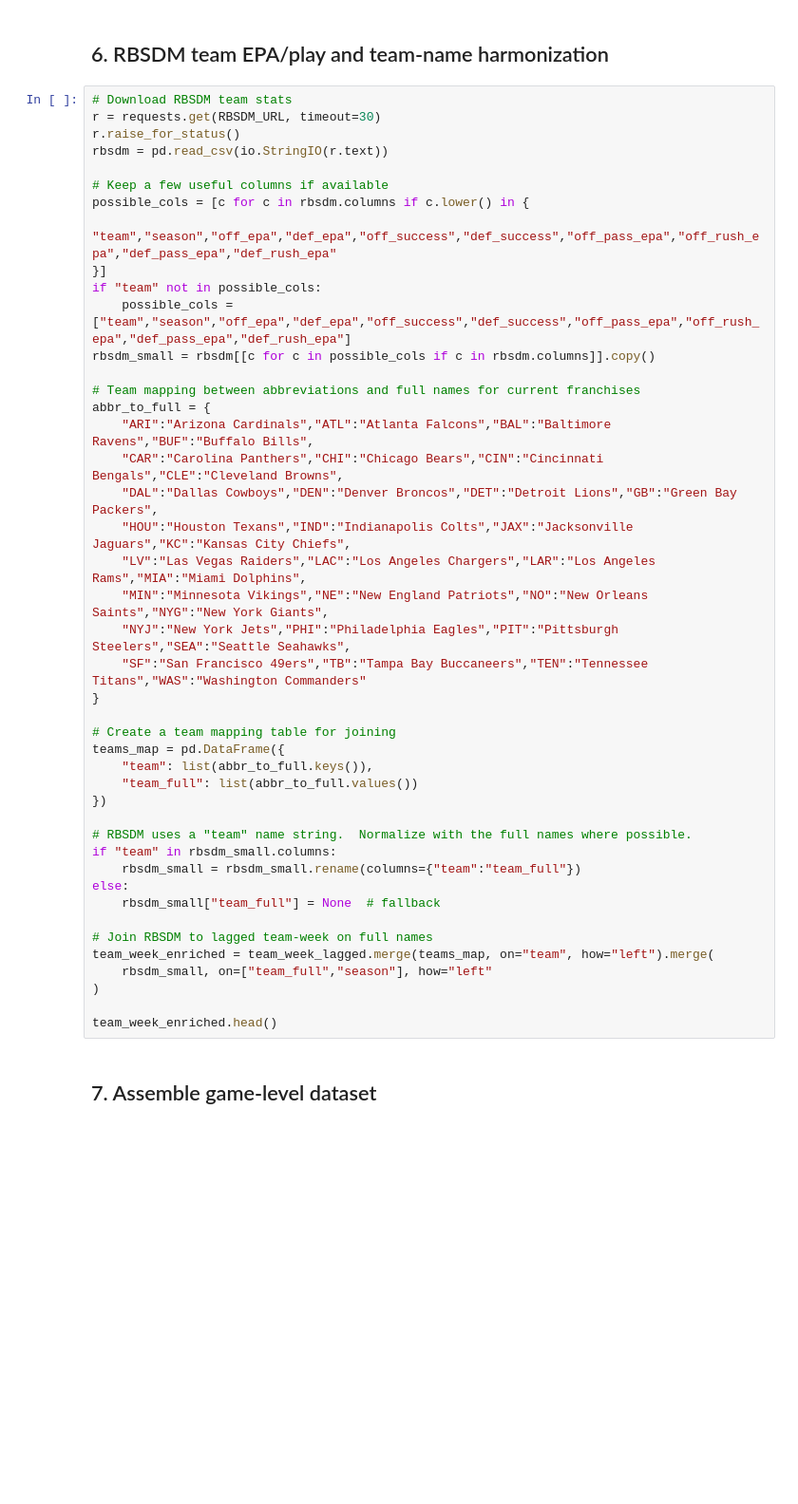
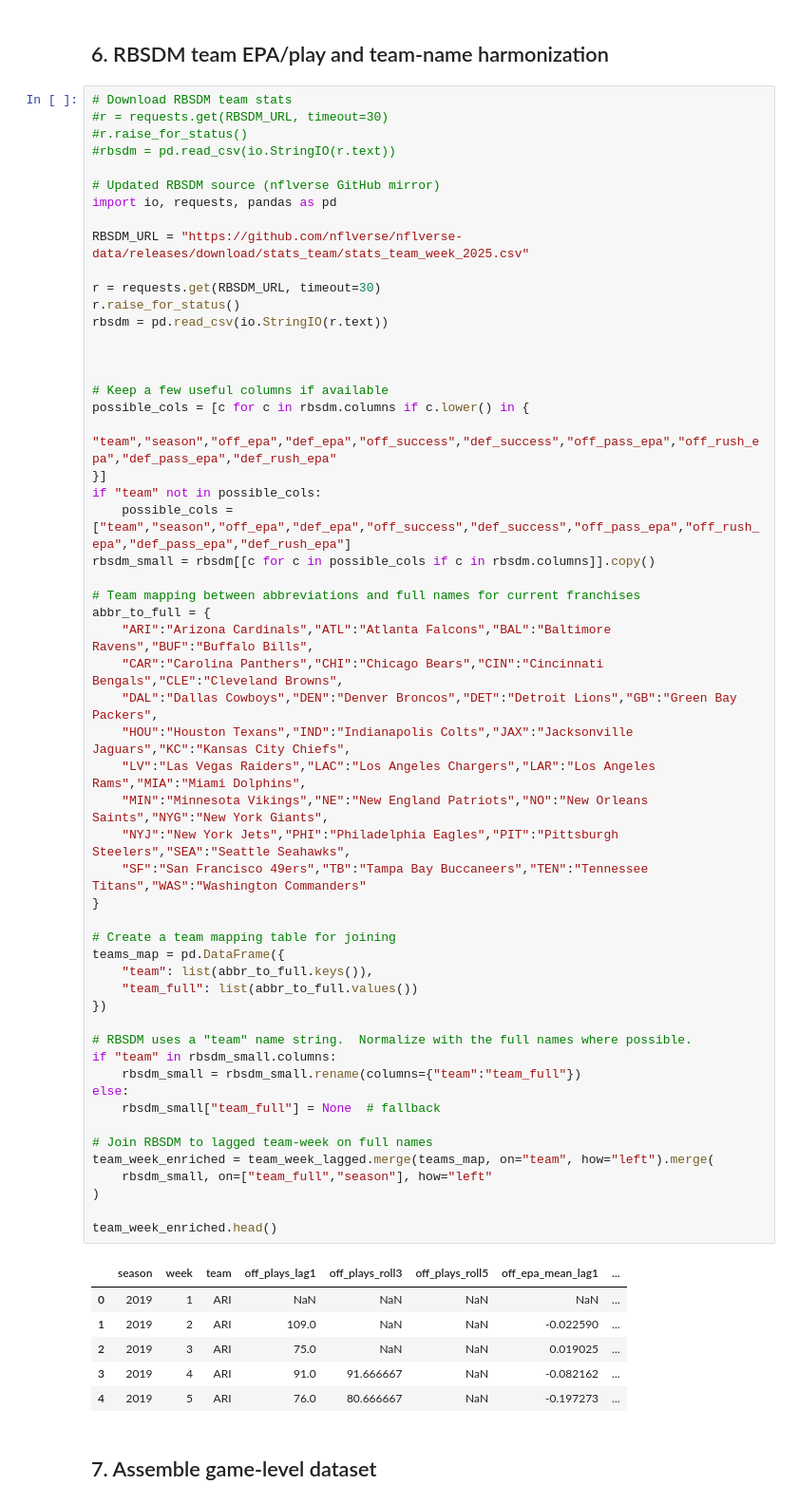
Before and after one commit to joshuadollison/CIS508, a Jupyter notebook: nflfastR_RBSDM_end_to_end.ipynb, the cells around one changed output. Shown: that part at 95% size. Cells and saved outputs as stored; diff of their text form; blank space fills up the shorter version.

```diff
--- a/nflfastR_RBSDM_end_to_end.ipynb
+++ b/nflfastR_RBSDM_end_to_end.ipynb
@@ -165,9 +203,20 @@ team_week_lagged.head()
 ## 6. RBSDM team EPA/play and team-name harmonization
 # %%
 # Download RBSDM team stats
+#r = requests.get(RBSDM_URL, timeout=30)
+#r.raise_for_status()
+#rbsdm = pd.read_csv(io.StringIO(r.text))
+
+# Updated RBSDM source (nflverse GitHub mirror)
+import io, requests, pandas as pd
+
+RBSDM_URL = "https://github.com/nflverse/nflverse-data/releases/download/stats_team/stats_team_week_2025.csv"
+
 r = requests.get(RBSDM_URL, timeout=30)
 r.raise_for_status()
 rbsdm = pd.read_csv(io.StringIO(r.text))
+
+
 
 # Keep a few useful columns if available
 possible_cols = [c for c in rbsdm.columns if c.lower() in {
@@ -180,33 +229,40 @@ rbsdm_small = rbsdm[[c for c in possible_cols if c in rbsdm.columns]].copy()
 # Team mapping between abbreviations and full names for current franchises
 abbr_to_full = {
     "ARI":"Arizona Cardinals","ATL":"Atlanta Falcons","BAL":"Baltimore Ravens","BUF":"Buffalo Bills",
     "CAR":"Carolina Panthers","CHI":"Chicago Bears","CIN":"Cincinnati Bengals","CLE":"Cleveland Browns",
     "DAL":"Dallas Cowboys","DEN":"Denver Broncos","DET":"Detroit Lions","GB":"Green Bay Packers",
     "HOU":"Houston Texans","IND":"Indianapolis Colts","JAX":"Jacksonville Jaguars","KC":"Kansas City Chiefs",
     "LV":"Las Vegas Raiders","LAC":"Los Angeles Chargers","LAR":"Los Angeles Rams","MIA":"Miami Dolphins",
     "MIN":"Minnesota Vikings","NE":"New England Patriots","NO":"New Orleans Saints","NYG":"New York Giants",
     "NYJ":"New York Jets","PHI":"Philadelphia Eagles","PIT":"Pittsburgh Steelers","SEA":"Seattle Seahawks",
     "SF":"San Francisco 49ers","TB":"Tampa Bay Buccaneers","TEN":"Tennessee Titans","WAS":"Washington Commanders"
 }
 
 # Create a team mapping table for joining
 teams_map = pd.DataFrame({
     "team": list(abbr_to_full.keys()),
     "team_full": list(abbr_to_full.values())
 })
 
 # RBSDM uses a "team" name string.  Normalize with the full names where possible.
 if "team" in rbsdm_small.columns:
     rbsdm_small = rbsdm_small.rename(columns={"team":"team_full"})
 else:
     rbsdm_small["team_full"] = None  # fallback
 
 # Join RBSDM to lagged team-week on full names
 team_week_enriched = team_week_lagged.merge(teams_map, on="team", how="left").merge(
     rbsdm_small, on=["team_full","season"], how="left"
 )
 
 team_week_enriched.head()
+# %% [output]
+|  | season | week | team | off_plays_lag1 | off_plays_roll3 | off_plays_roll5 | off_epa_mean_lag1 | ... |
+| 0 | 2019 | 1 | ARI | NaN | NaN | NaN | NaN | ... |
+| 1 | 2019 | 2 | ARI | 109.0 | NaN | NaN | -0.022590 | ... |
+| 2 | 2019 | 3 | ARI | 75.0 | NaN | NaN | 0.019025 | ... |
+| 3 | 2019 | 4 | ARI | 91.0 | 91.666667 | NaN | -0.082162 | ... |
+| 4 | 2019 | 5 | ARI | 76.0 | 80.666667 | NaN | -0.197273 | ... |
 # %% [markdown]
 ## 7. Assemble game-level dataset
 # %%
```
Also changed, not shown: parts of 11 cells of this notebook.
